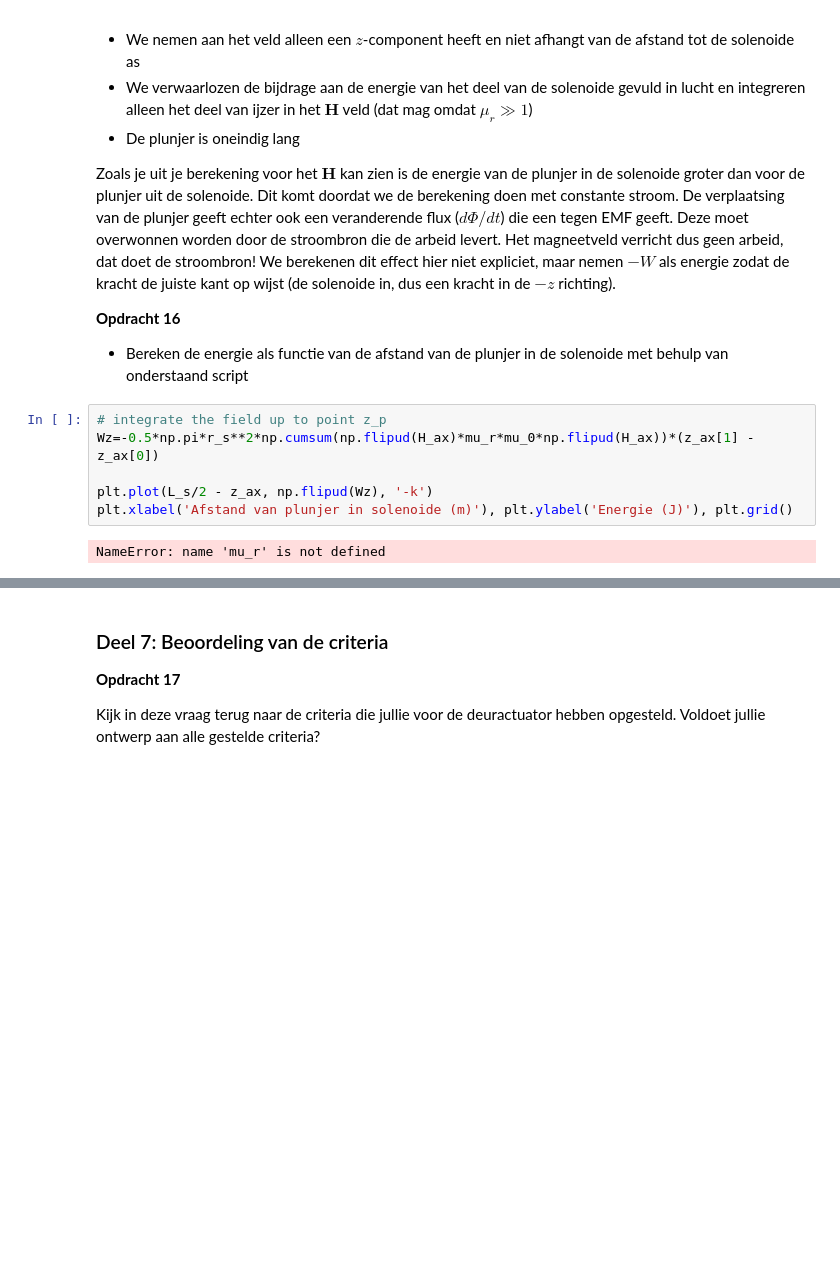
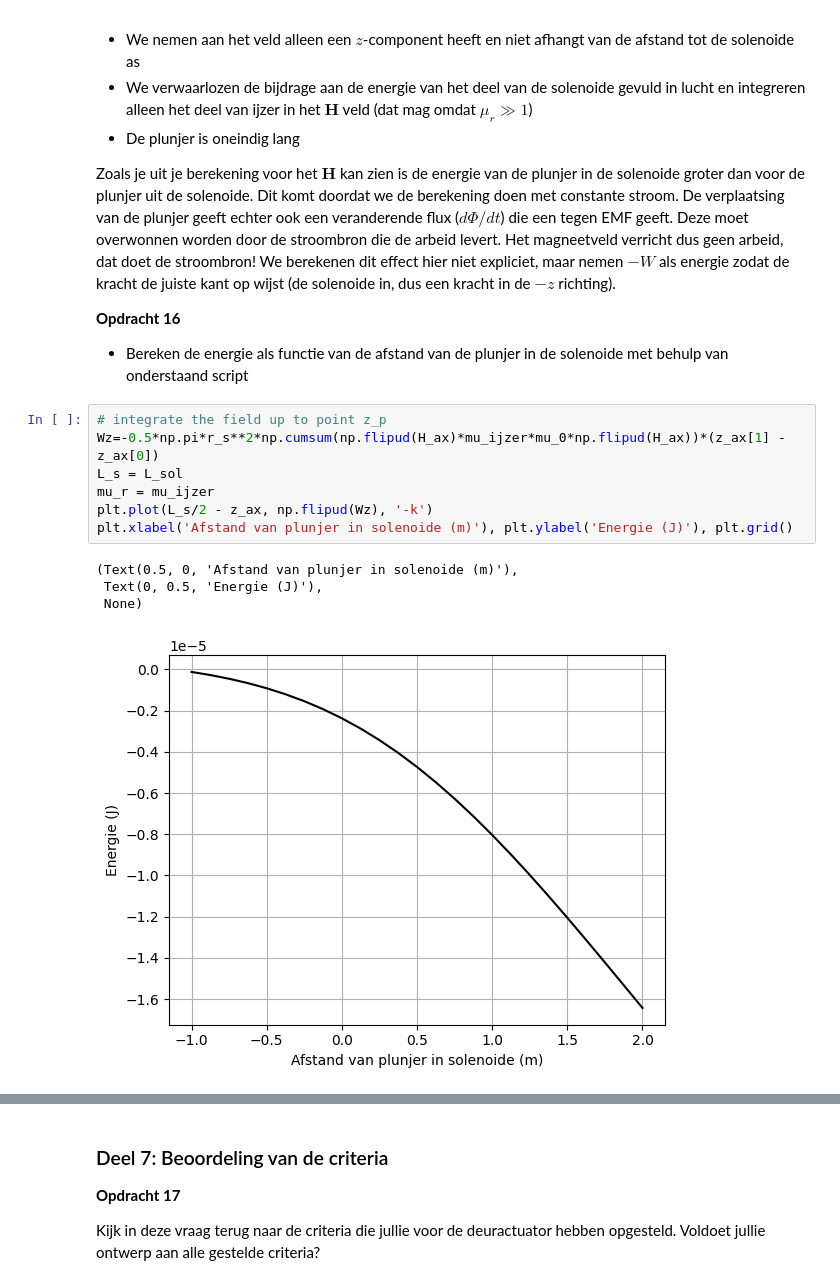
Before and after one commit to Timomloo/opdrachten-DEF-D, a Jupyter notebook: DigitaleOntwerpopdrachten/2KrachtactuatorOpdracht/KrachtactuatorOpdrachtd.ipynb, the cells around one changed output, grey strips where cells are left out. Cells and saved outputs as stored; diff of their text form; blank space fills up the shorter version.

```diff
--- a/DigitaleOntwerpopdrachten/2KrachtactuatorOpdracht/KrachtactuatorOpdrachtd.ipynb
+++ b/DigitaleOntwerpopdrachten/2KrachtactuatorOpdracht/KrachtactuatorOpdrachtd.ipynb
@@ -531,10 +534,14 @@ Zoals je uit je berekening voor het $\mathbf{H}$ kan zien is de energie van de p
 * Bereken de energie als functie van de afstand van de plunjer in de solenoide met behulp van onderstaand script
 # %%
 # integrate the field up to point z_p
-Wz=-0.5*np.pi*r_s**2*np.cumsum(np.flipud(H_ax)*mu_r*mu_0*np.flipud(H_ax))*(z_ax[1] - z_ax[0])
-
+Wz=-0.5*np.pi*r_s**2*np.cumsum(np.flipud(H_ax)*mu_ijzer*mu_0*np.flipud(H_ax))*(z_ax[1] - z_ax[0])
+L_s = L_sol
+mu_r = mu_ijzer
 plt.plot(L_s/2 - z_ax, np.flipud(Wz), '-k')
 plt.xlabel('Afstand van plunjer in solenoide (m)'), plt.ylabel('Energie (J)'), plt.grid()
 # %% [output]
-NameError: name 'mu_r' is not defined
+(Text(0.5, 0, 'Afstand van plunjer in solenoide (m)'),
+ Text(0, 0.5, 'Energie (J)'),
+ None)
+[figure, added]
 # %%
```
Also changed, not shown: parts of 2 cells of this notebook.
